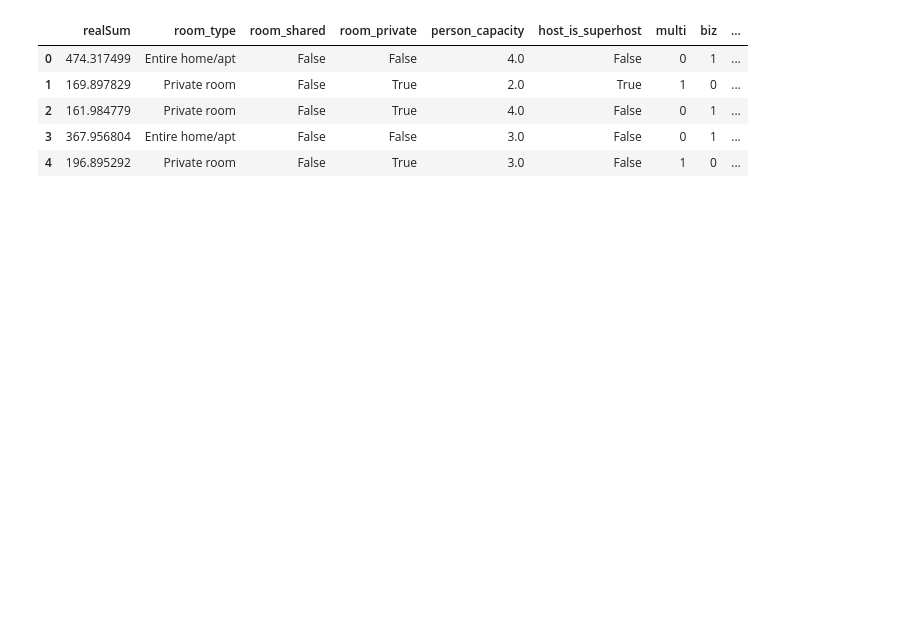
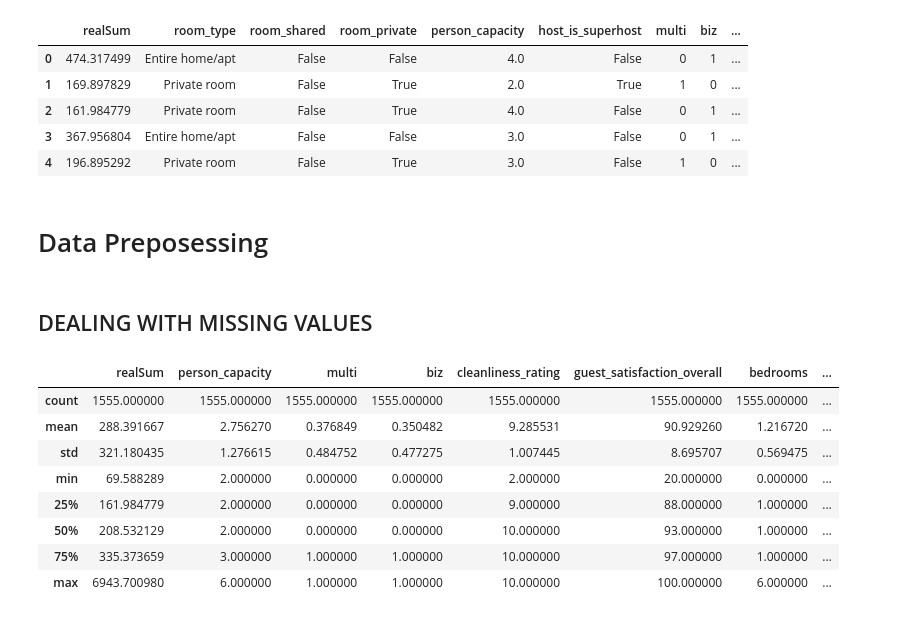
Before and after one commit to yutao-data/Pytorch-Airbnb-Price, a Jupyter notebook: notebooks/pytorch-svm.ipynb, the cells around one changed output. Cells and saved outputs as stored; diff of their text form; code cells hidden in the pictures; blank space fills up the shorter version.

Commit message:
Update Data Preprocessing

```diff
--- a/notebooks/pytorch-svm.ipynb
+++ b/notebooks/pytorch-svm.ipynb
@@ -12,3 +17,19 @@ df.head()
 | 2 | 161.984779 | Private room | False | True | 4.0 | False | 0 | 1 | ... |
 | 3 | 367.956804 | Entire home/apt | False | False | 3.0 | False | 0 | 1 | ... |
 | 4 | 196.895292 | Private room | False | True | 3.0 | False | 1 | 0 | ... |
+# %% [markdown]
+# Data Preposessing
+# %% [markdown]
+## DEALING WITH MISSING VALUES
+# %%
+df.describe()
+# %% [output]
+|  | realSum | person_capacity | multi | biz | cleanliness_rating | guest_satisfaction_overall | bedrooms | ... |
+| count | 1555.000000 | 1555.000000 | 1555.000000 | 1555.000000 | 1555.000000 | 1555.000000 | 1555.000000 | ... |
+| mean | 288.391667 | 2.756270 | 0.376849 | 0.350482 | 9.285531 | 90.929260 | 1.216720 | ... |
+| std | 321.180435 | 1.276615 | 0.484752 | 0.477275 | 1.007445 | 8.695707 | 0.569475 | ... |
+| min | 69.588289 | 2.000000 | 0.000000 | 0.000000 | 2.000000 | 20.000000 | 0.000000 | ... |
+| 25% | 161.984779 | 2.000000 | 0.000000 | 0.000000 | 9.000000 | 88.000000 | 1.000000 | ... |
+| 50% | 208.532129 | 2.000000 | 0.000000 | 0.000000 | 10.000000 | 93.000000 | 1.000000 | ... |
+| 75% | 335.373659 | 3.000000 | 1.000000 | 1.000000 | 10.000000 | 97.000000 | 1.000000 | ... |
+| max | 6943.700980 | 6.000000 | 1.000000 | 1.000000 | 10.000000 | 100.000000 | 6.000000 | ... |
```
Also changed, not shown: parts of 13 cells of this notebook.
